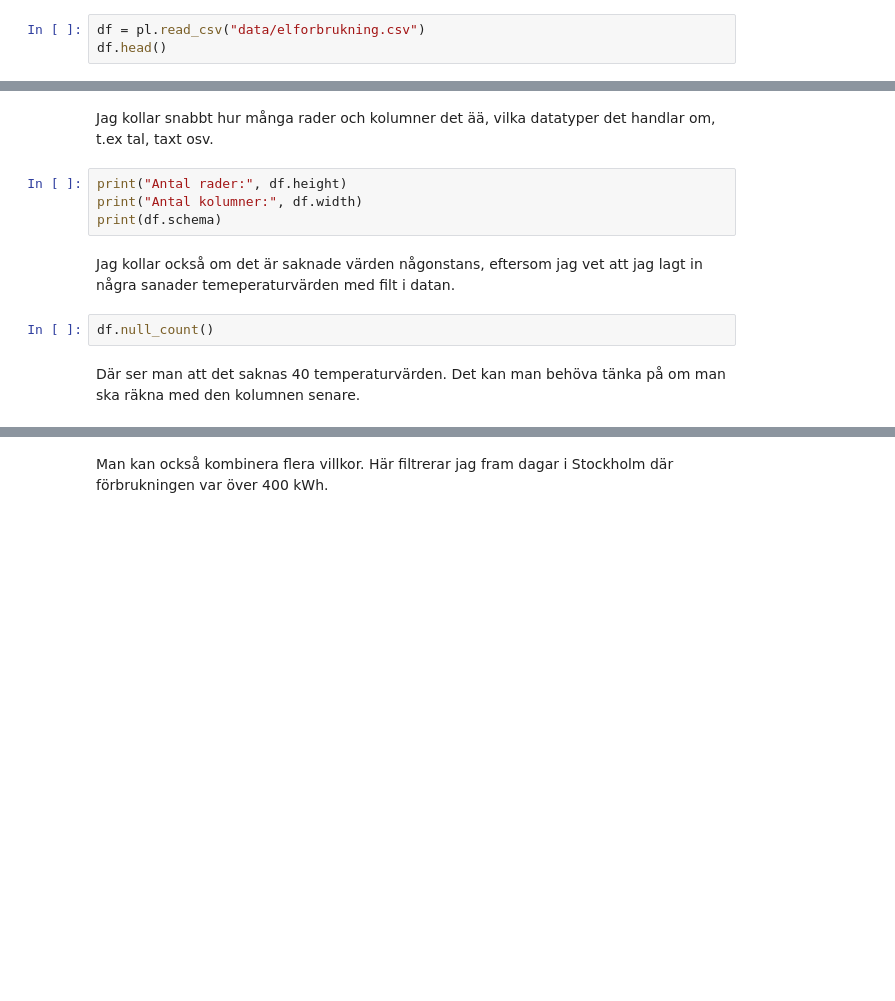
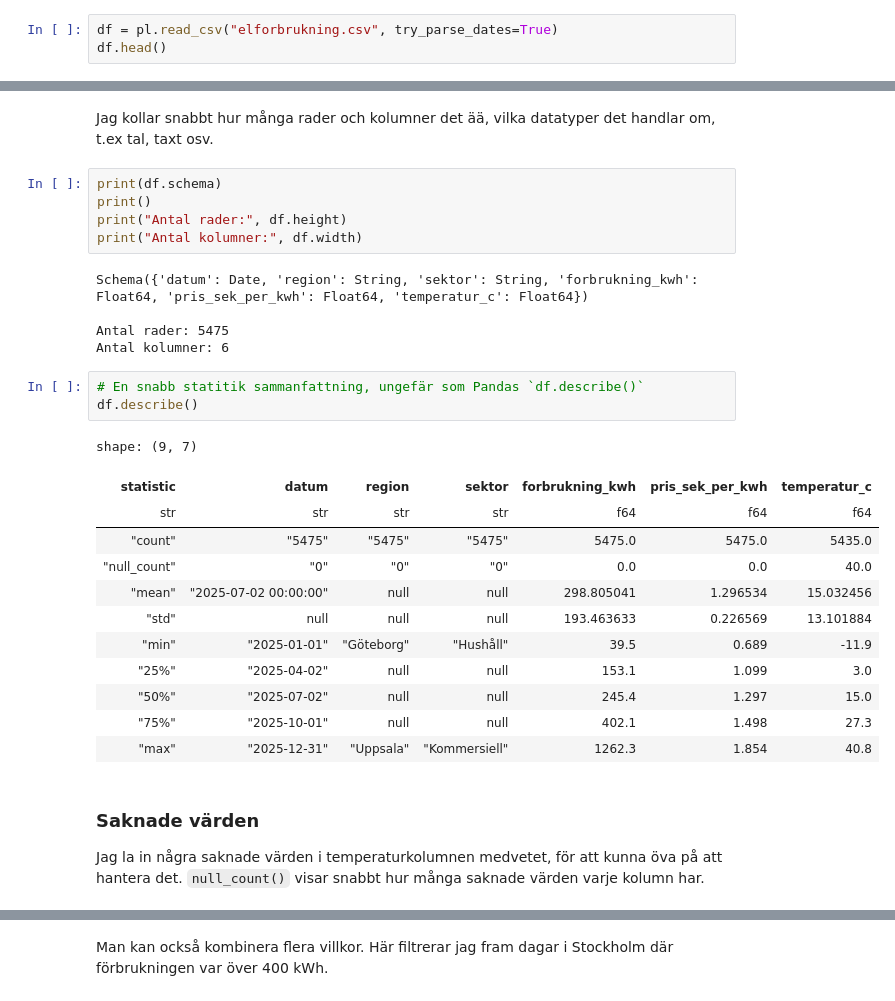
Before and after one commit to IrfanPallani/Polars_Advanced_Python, a Jupyter notebook: polars_fordjupning.ipynb, the cells around one changed output, grey strips where cells are left out. Cells and saved outputs as stored; diff of their text form; blank space fills up the shorter version.

```diff
--- a/polars_fordjupning.ipynb
+++ b/polars_fordjupning.ipynb
@@ -44,3 +56,3 @@ I polars läser man in en fil ungefär som i Pandas, ast man skriver `pl.read_cs
 # %%
-df = pl.read_csv("data/elforbrukning.csv")
+df = pl.read_csv("elforbrukning.csv", try_parse_dates=True)
 df.head()
@@ -47,13 +68,32 @@ df.head()
 # %% [markdown]
 Jag kollar snabbt hur många rader och kolumner det ää, vilka datatyper det handlar om, t.ex tal, taxt osv.
 # %%
+print(df.schema)
+print()
 print("Antal rader:", df.height)
 print("Antal kolumner:", df.width)
-print(df.schema)
+# %% [output]
+Schema({'datum': Date, 'region': String, 'sektor': String, 'forbrukning_kwh': Float64, 'pris_sek_per_kwh': Float64, 'temperatur_c': Float64})
+
+Antal rader: 5475
+Antal kolumner: 6
-# %% [markdown]
-Jag kollar också om det är saknade värden någonstans, eftersom jag vet att jag lagt in några sanader temeperaturvärden med filt i datan.
 # %%
-df.null_count()
+# En snabb statitik sammanfattning, ungefär som Pandas `df.describe()`
+df.describe()
+# %% [output]
+shape: (9, 7)
+| statistic | datum | region | sektor | forbrukning_kwh | pris_sek_per_kwh | temperatur_c |
+| str | str | str | str | f64 | f64 | f64 |
+| "count" | "5475" | "5475" | "5475" | 5475.0 | 5475.0 | 5435.0 |
+| "null_count" | "0" | "0" | "0" | 0.0 | 0.0 | 40.0 |
+| "mean" | "2025-07-02 00:00:00" | null | null | 298.805041 | 1.296534 | 15.032456 |
+| "std" | null | null | null | 193.463633 | 0.226569 | 13.101884 |
+| "min" | "2025-01-01" | "Göteborg" | "Hushåll" | 39.5 | 0.689 | -11.9 |
+| "25%" | "2025-04-02" | null | null | 153.1 | 1.099 | 3.0 |
+| "50%" | "2025-07-02" | null | null | 245.4 | 1.297 | 15.0 |
+| "75%" | "2025-10-01" | null | null | 402.1 | 1.498 | 27.3 |
+| "max" | "2025-12-31" | "Uppsala" | "Kommersiell" | 1262.3 | 1.854 | 40.8 |
 # %% [markdown]
-Där ser man att det saknas 40 temperaturvärden. Det kan man behöva tänka på om man ska räkna med den
-kolumnen senare.
+### Saknade värden
+
+Jag la in några saknade värden i temperaturkolumnen medvetet, för att kunna öva på att hantera det. `null_count()` visar snabbt hur många saknade värden varje kolumn har.
```
Also changed, not shown: parts of 47 cells of this notebook, 1 other file.
